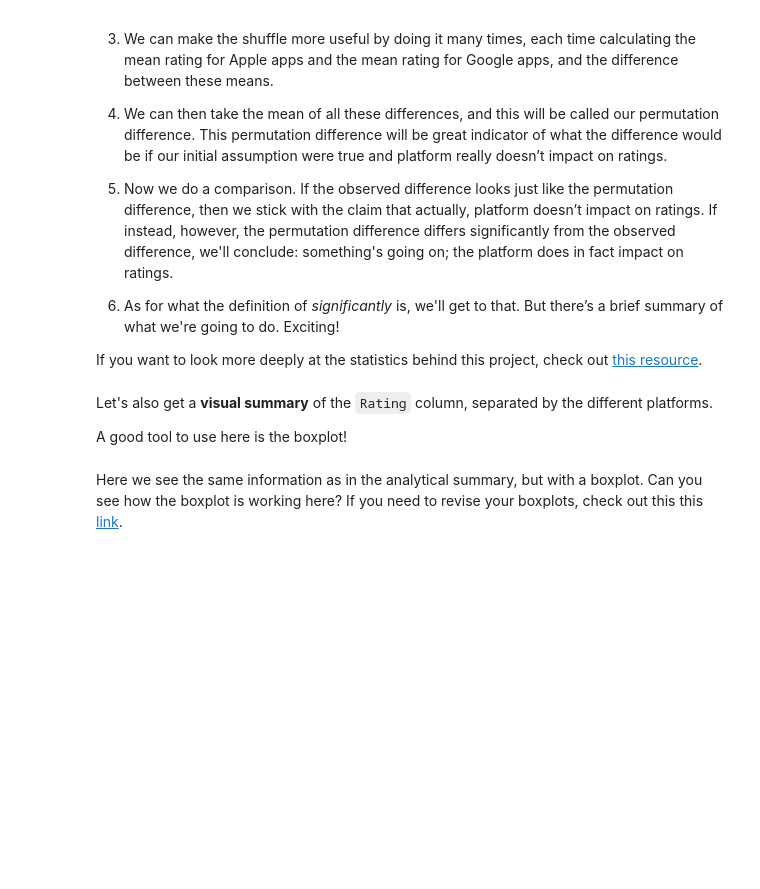
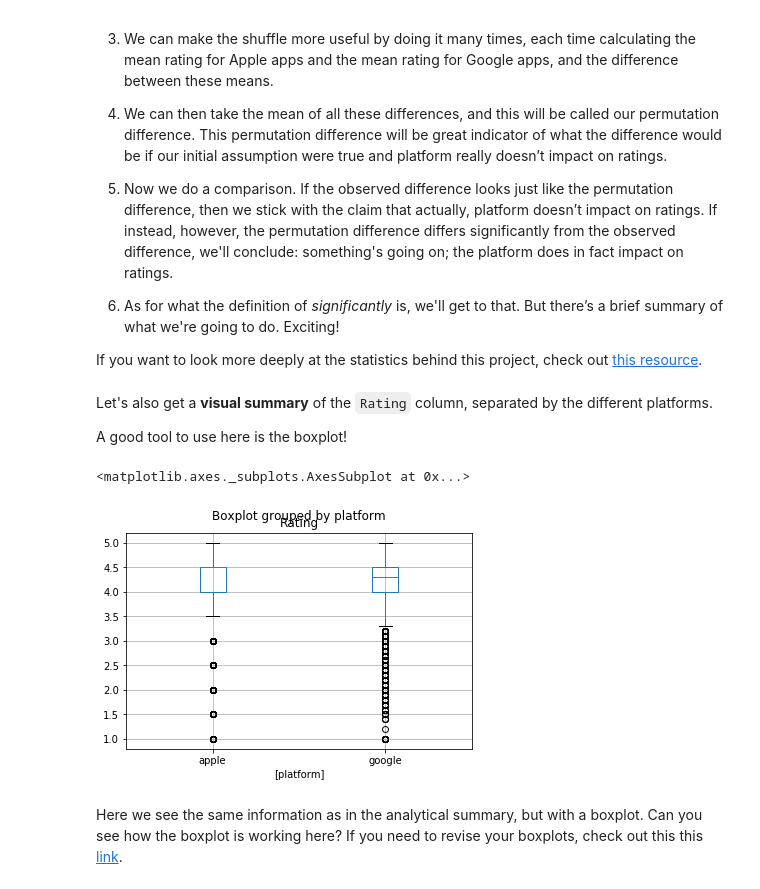
Before and after one commit to Dylan-C-Neal/Springboard-Data-Science-Career-Track, a Jupyter notebook: 11.3 Integrating Apps/Springboard Apps project - Tier 3 - Complete.ipynb, the cells around one changed output. Drawn from its saved outputs; the diff is of its cells as text; code cells hidden in the pictures; blank space fills up the shorter version.

```diff
--- a/11.3 Integrating Apps/Springboard Apps project - Tier 3 - Complete.ipynb
+++ b/11.3 Integrating Apps/Springboard Apps project - Tier 3 - Complete.ipynb
@@ -287,19 +280,19 @@ This is an important step to unify the two datasets!
 # %%
 # Create a variable called old_names where you'll store the column names of the Apple dataframe.
 # Use the feature .columns.
-_ _ _
+old_names = Apple.columns
 
 # Create a variable called new_names where you'll store the column names of the Google dataframe.
-_ _ _
+new_names = Google.columns
 
 # Use the rename() DataFrame method to change the columns names.
-_ _ _
+Apple.columns = new_names
 # %% [markdown]
 ### 2d. Join the two datasets
 Let's combine the two datasets into a single data frame called `df`.
 # %%
 # Let's use the append() method to append Apple to Google.
-_ _ _
+df = Google.append(Apple)
 
 # Using the sample() method with the number 12 passed to it, check 12 random points of your dataset.
-_ _ _
+df.sample(12)
@@ -309,10 +316,10 @@ _ _ _
 As you can see there are some `NaN` values. We want to eliminate all these `NaN` values from the table.
 # %%
 # Lets check first the dimesions of df before droping `NaN` values. Use the .shape feature.
-_ _ _
+print(df.shape)
 
 # Use the dropna() method to eliminate all the NaN values, and overwrite the same dataframe with the result.
-_ _ _
+df.dropna(inplace=True)
 
 # Check the new dimesions of our dataframe.
-_ _ _
+print(df.shape)
@@ -330,7 +347,7 @@ _ _ _
 929 apps do not have reviews, we need to eliminate these points!
 # %%
 # Eliminate the points that have 0 reviews.
-_ _ _
+df = df[df.Reviews != 0]
 # %% [markdown]
 ### 2g. Summarize the data visually and analytically (by the column `platform`)
 # %% [markdown]
@@ -369,7 +391,10 @@ Let's also get a **visual summary** of the `Rating` column, separated by the dif
 A good tool to use here is the boxplot!
 # %%
 # Call the boxplot() method on our df.
-_ _ _
+df.boxplot(column='Rating', by=['platform'])
+# %% [output]
+<matplotlib.axes._subplots.AxesSubplot at 0x...>
+[figure, added]
 # %% [markdown]
 Here we see the same information as in the analytical summary, but with a boxplot. Can you see how the boxplot is working here? If you need to revise your boxplots, check out this this [link](https://www.kaggle.com/ramamet4/app-store-apple-data-set-10k-apps).
 # %% [markdown]
```
Also changed, not shown: parts of 19 cells of this notebook.
